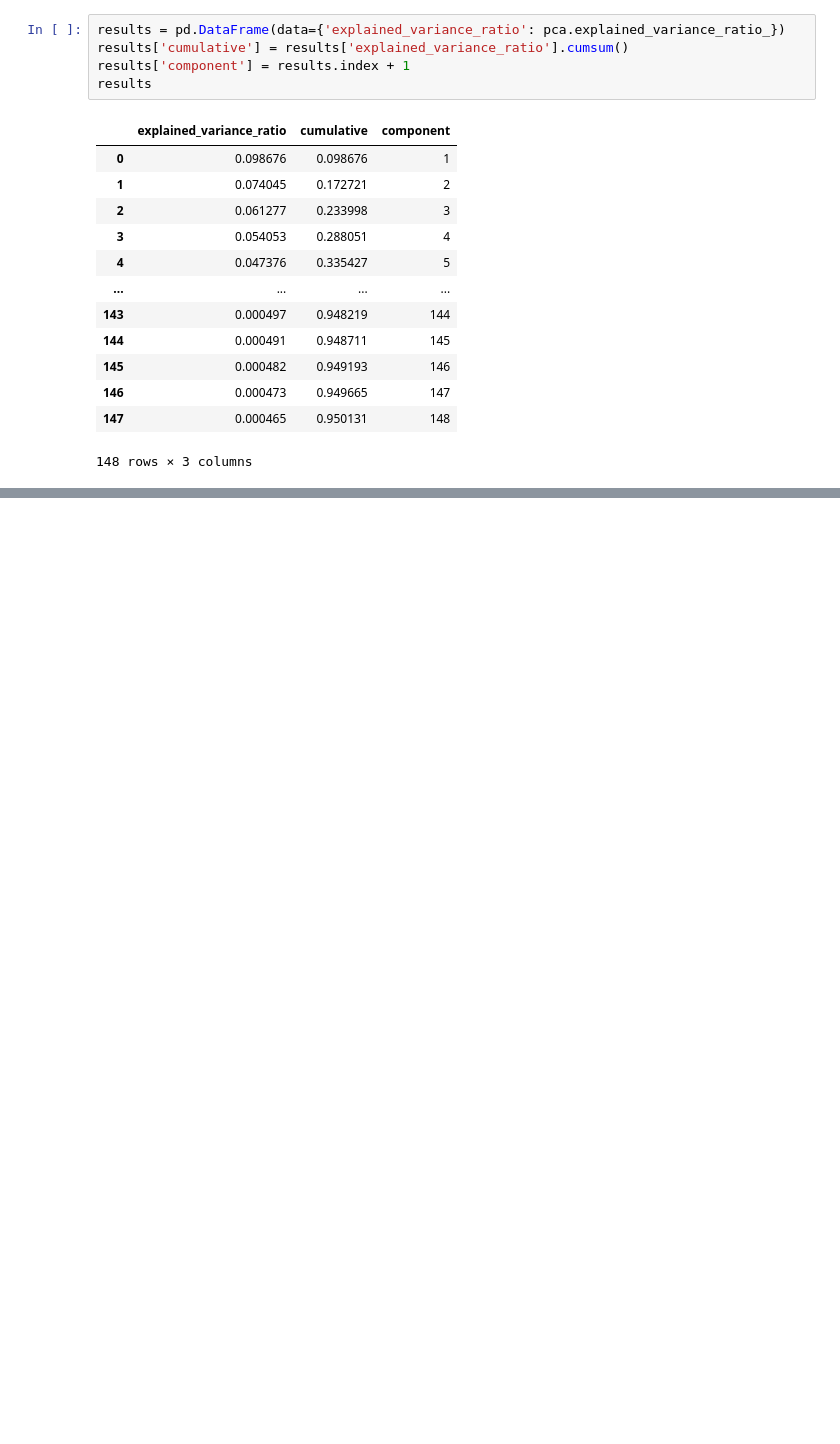
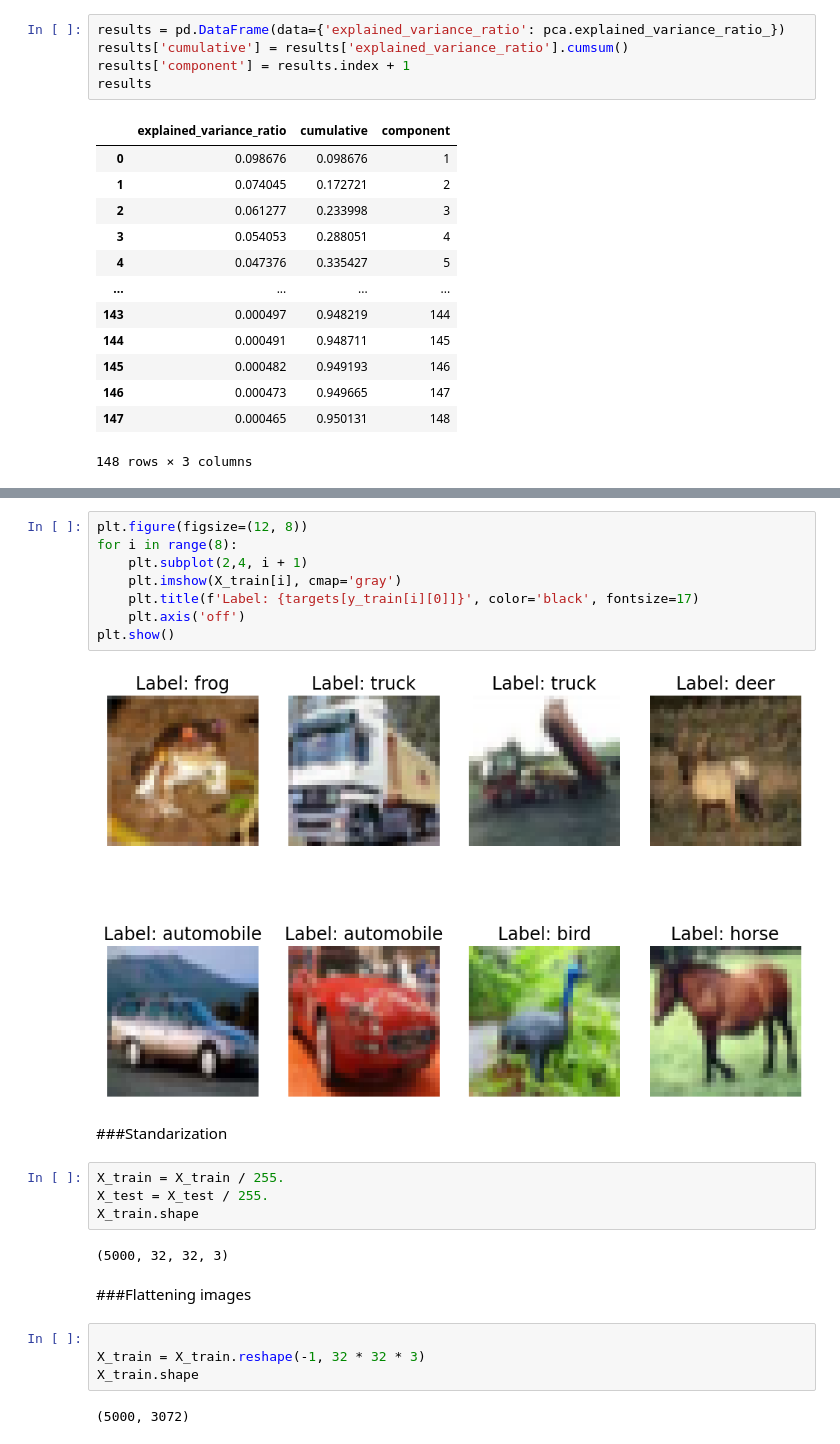
Before and after one commit to davidofitaly/machine-learning-notes, a Jupyter notebook: unsupervised/02_dimensionality_reduction/02_pca_examples.ipynb, the cells around one changed output, grey strips where cells are left out. Drawn from its saved outputs; the diff is of its cells as text; blank space fills up the shorter version.

```diff
--- a/unsupervised/02_dimensionality_reduction/02_pca_examples.ipynb
+++ b/unsupervised/02_dimensionality_reduction/02_pca_examples.ipynb
@@ -317,0 +359,26 @@ fig.show()
+# %%
+plt.figure(figsize=(12, 8))
+for i in range(8):
+    plt.subplot(2,4, i + 1)
+    plt.imshow(X_train[i], cmap='gray')
+    plt.title(f'Label: {targets[y_train[i][0]]}', color='black', fontsize=17)
+    plt.axis('off')
+plt.show()
+# %% [output]
+[figure, added]
+# %% [markdown]
+###Standarization
+# %%
+X_train = X_train / 255.
+X_test = X_test / 255.
+X_train.shape
+# %% [output]
+(5000, 32, 32, 3)
+# %% [markdown]
+###Flattening images
+# %%
+
+X_train = X_train.reshape(-1, 32 * 32 * 3)
+X_train.shape
+# %% [output]
+(5000, 3072)
```
Also changed, not shown: parts of 20 cells of this notebook.
